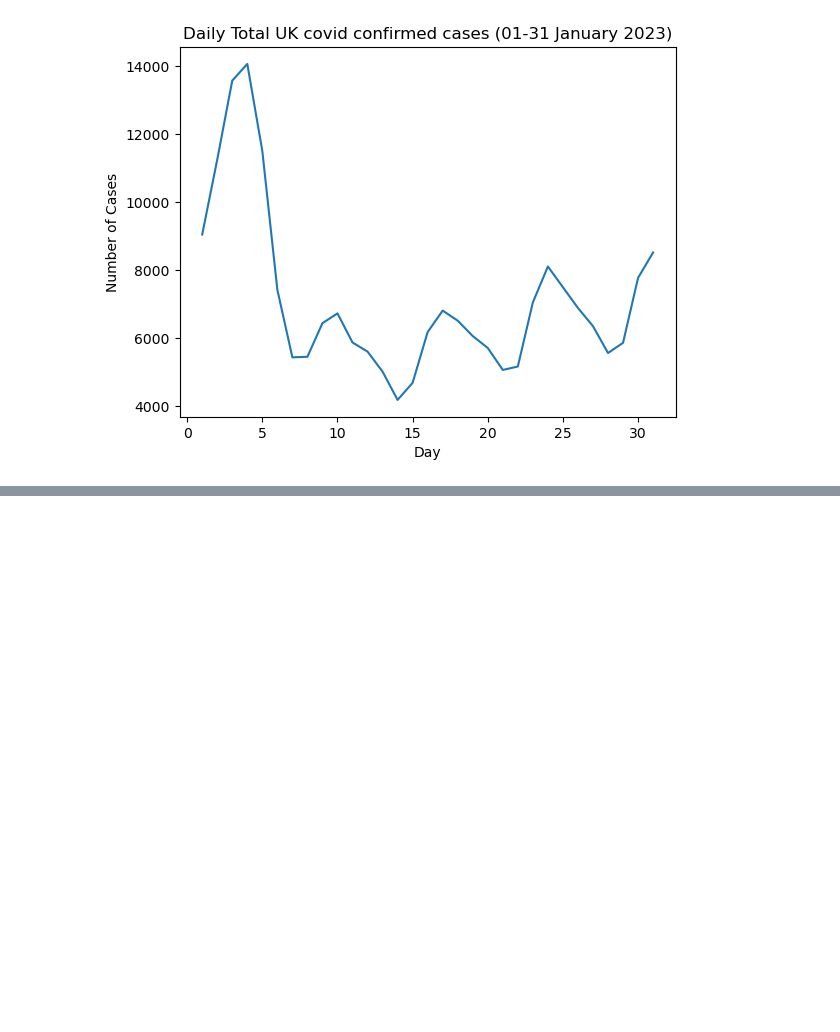
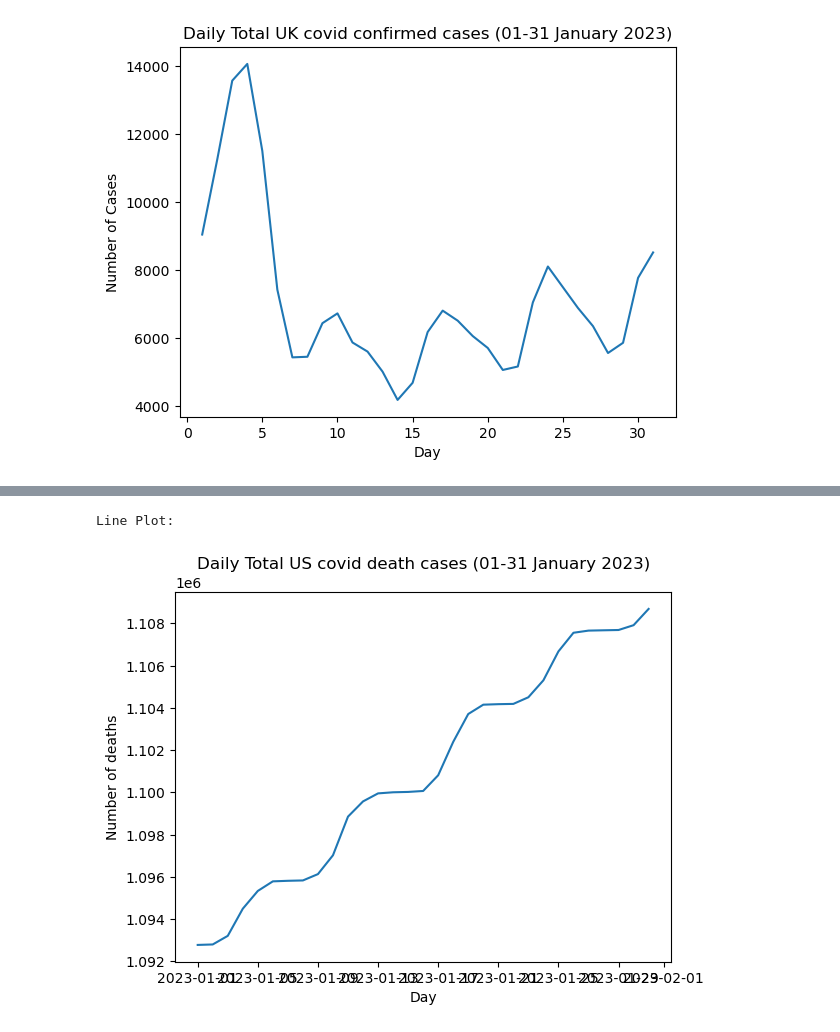
Before and after one commit to Maddonkey77/DataScience-Assessment-1, a Jupyter notebook: Question1.ipynb, the cells around one changed output, grey strips where cells are left out. Drawn from its saved outputs; the diff is of its cells as text; code cells hidden in the pictures; blank space fills up the shorter version.

```diff
--- a/Question1.ipynb
+++ b/Question1.ipynb
@@ -106,0 +107,10 @@ Line Plot:
+# %%
+print("Line Plot:  ")
+plt.plot(us_df['Date'], us_df['Deaths'])
+plt.title('Daily Total US covid death cases (01-31 January 2023)')
+plt.xlabel('Day')
+plt.ylabel('Number of deaths')
+plt.show()
+# %% [output]
+Line Plot:
+[figure, added]
```
Also changed, not shown: parts of 3 cells of this notebook.
